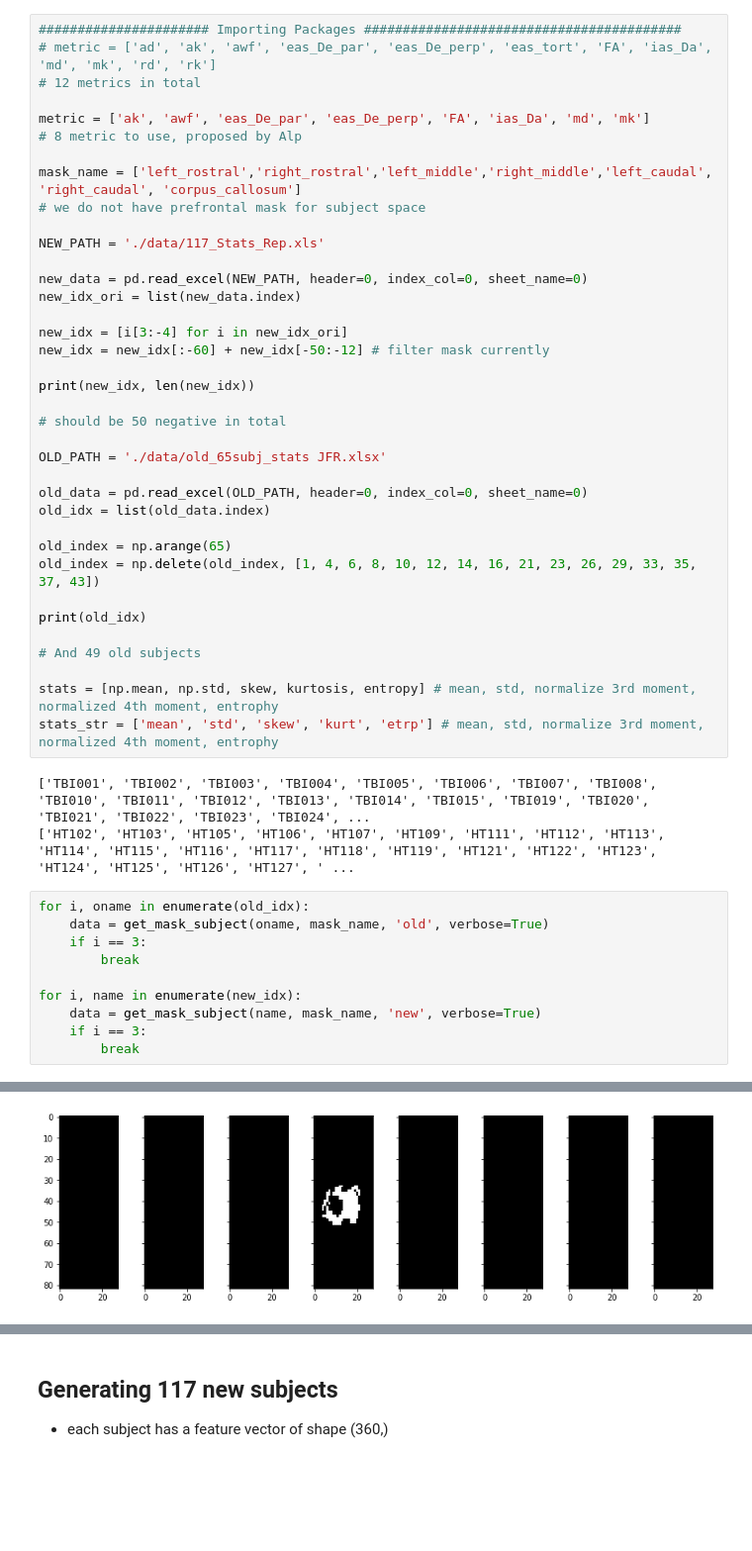
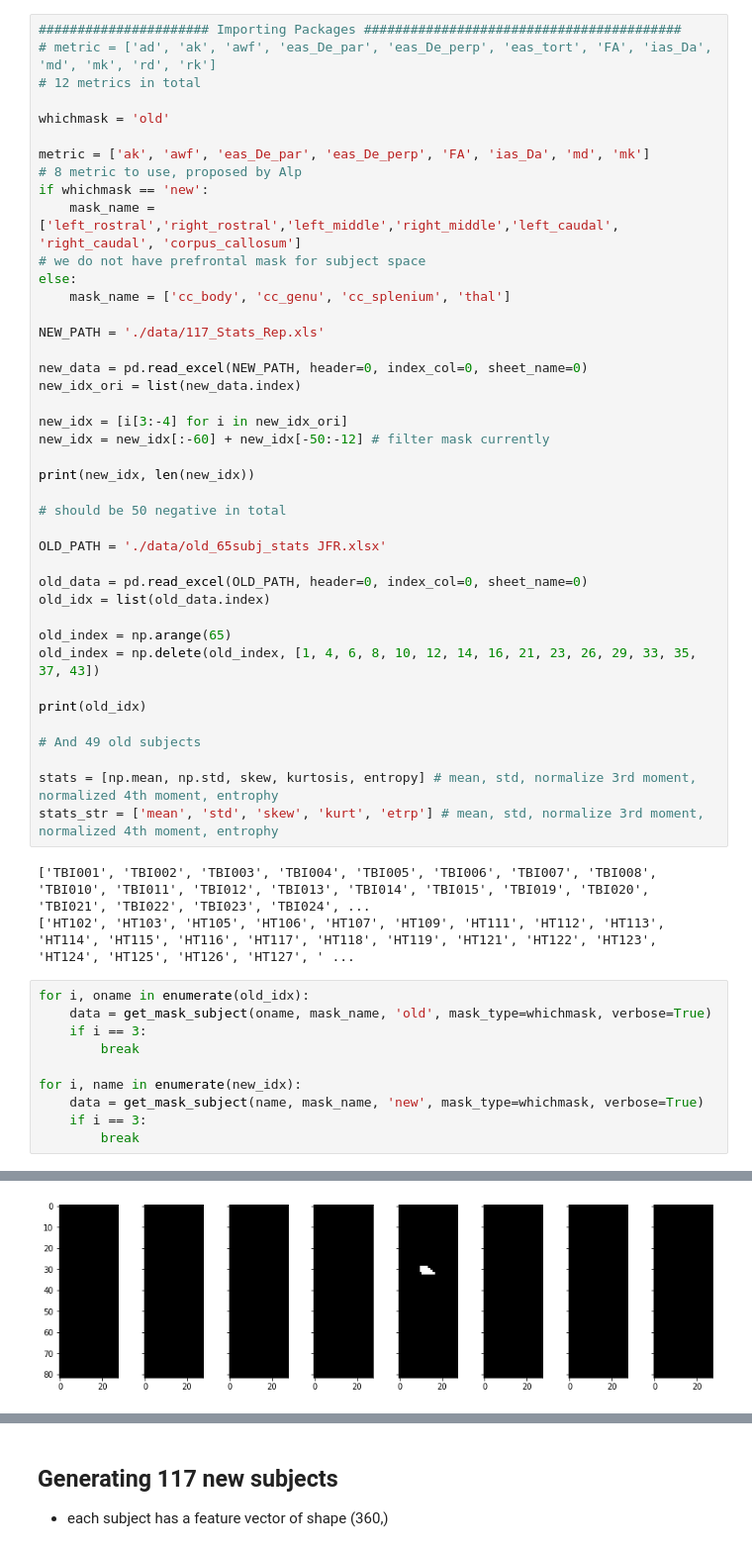
Before and after one commit to ThaoCh/MTBI, a Jupyter notebook: 01. Generate Statistic Features Subject Space.ipynb, the cells around one changed output, grey strips where cells are left out. Shown at 99% size. Drawn from its saved outputs; the diff is of its cells as text; blank space fills up the shorter version.

Commit message:
four grid data, old mask, new mask, template space, subject space

```diff
--- a/01. Generate Statistic Features Subject Space.ipynb
+++ b/01. Generate Statistic Features Subject Space.ipynb
@@ -61,11 +60,15 @@ print(data['vol'].shape)
 # metric = ['ad', 'ak', 'awf', 'eas_De_par', 'eas_De_perp', 'eas_tort', 'FA', 'ias_Da', 'md', 'mk', 'rd', 'rk']
 # 12 metrics in total
 
+whichmask = 'old'
+
 metric = ['ak', 'awf', 'eas_De_par', 'eas_De_perp', 'FA', 'ias_Da', 'md', 'mk']
 # 8 metric to use, proposed by Alp
-
-mask_name = ['left_rostral','right_rostral','left_middle','right_middle','left_caudal', 'right_caudal', 'corpus_callosum']
+if whichmask == 'new':
+    mask_name = ['left_rostral','right_rostral','left_middle','right_middle','left_caudal', 'right_caudal', 'corpus_callosum']
 # we do not have prefrontal mask for subject space
+else:
+    mask_name = ['cc_body', 'cc_genu', 'cc_splenium', 'thal']
 
 NEW_PATH = './data/117_Stats_Rep.xls'
 
@@ -98,12 +101,12 @@ stats_str = ['mean', 'std', 'skew', 'kurt', 'etrp'] # mean, std, normalize 3rd m
 ['HT102', 'HT103', 'HT105', 'HT106', 'HT107', 'HT109', 'HT111', 'HT112', 'HT113', 'HT114', 'HT115', 'HT116', 'HT117', 'HT118', 'HT119', 'HT121', 'HT122', 'HT123', 'HT124', 'HT125', 'HT126', 'HT127', ' ...
 # %%
 for i, oname in enumerate(old_idx):
-    data = get_mask_subject(oname, mask_name, 'old', verbose=True)
+    data = get_mask_subject(oname, mask_name, 'old', mask_type=whichmask, verbose=True)
     if i == 3:
         break
 
 for i, name in enumerate(new_idx):
-    data = get_mask_subject(name, mask_name, 'new', verbose=True)
+    data = get_mask_subject(name, mask_name, 'new', mask_type=whichmask, verbose=True)
     if i == 3:
         break
 # %% [output]
@@ -112 +115 @@ for i, name in enumerate(new_idx):
-[figure, old version]
+[figure, new version]
```
Also changed, not shown: parts of 15 cells of this notebook, 7 other files.
